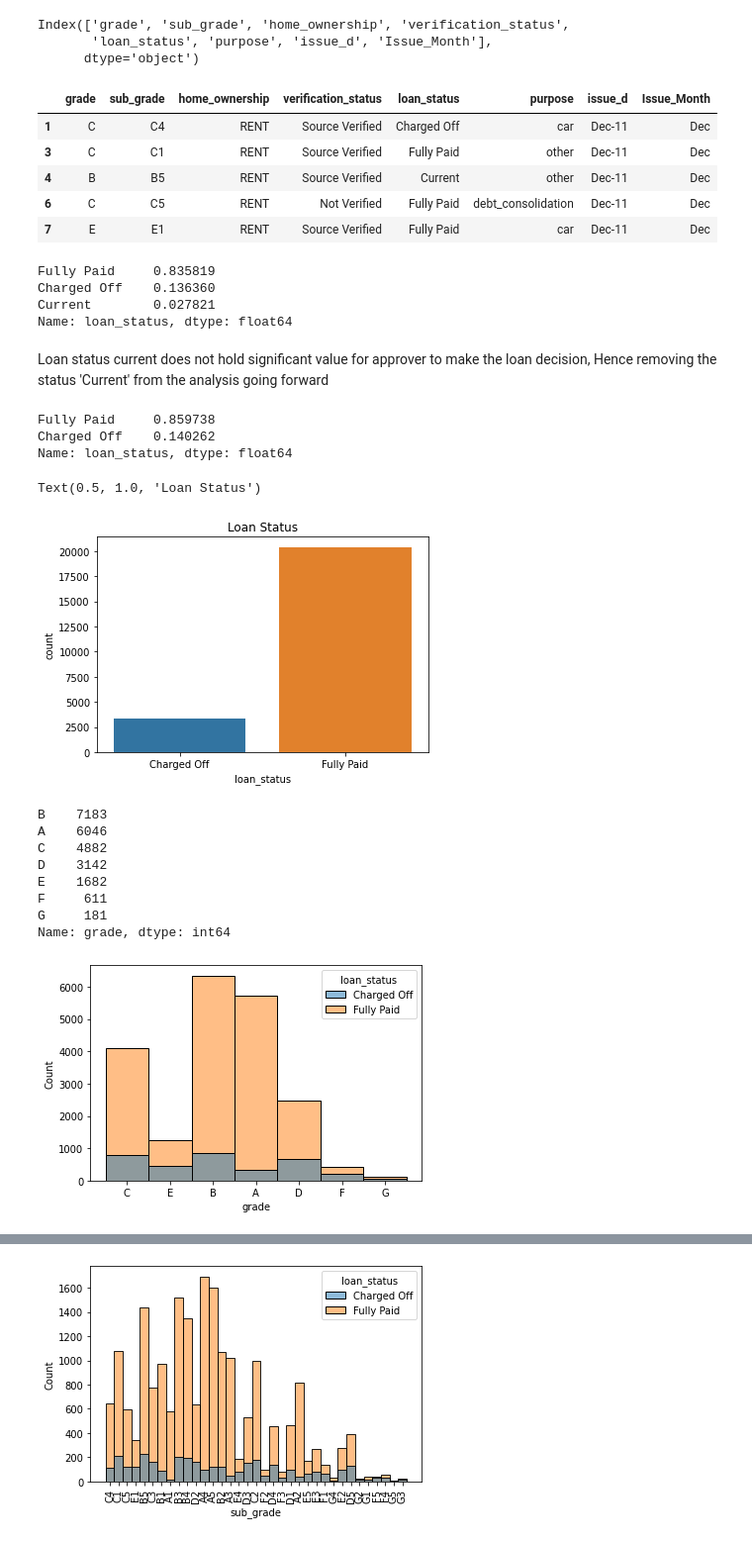
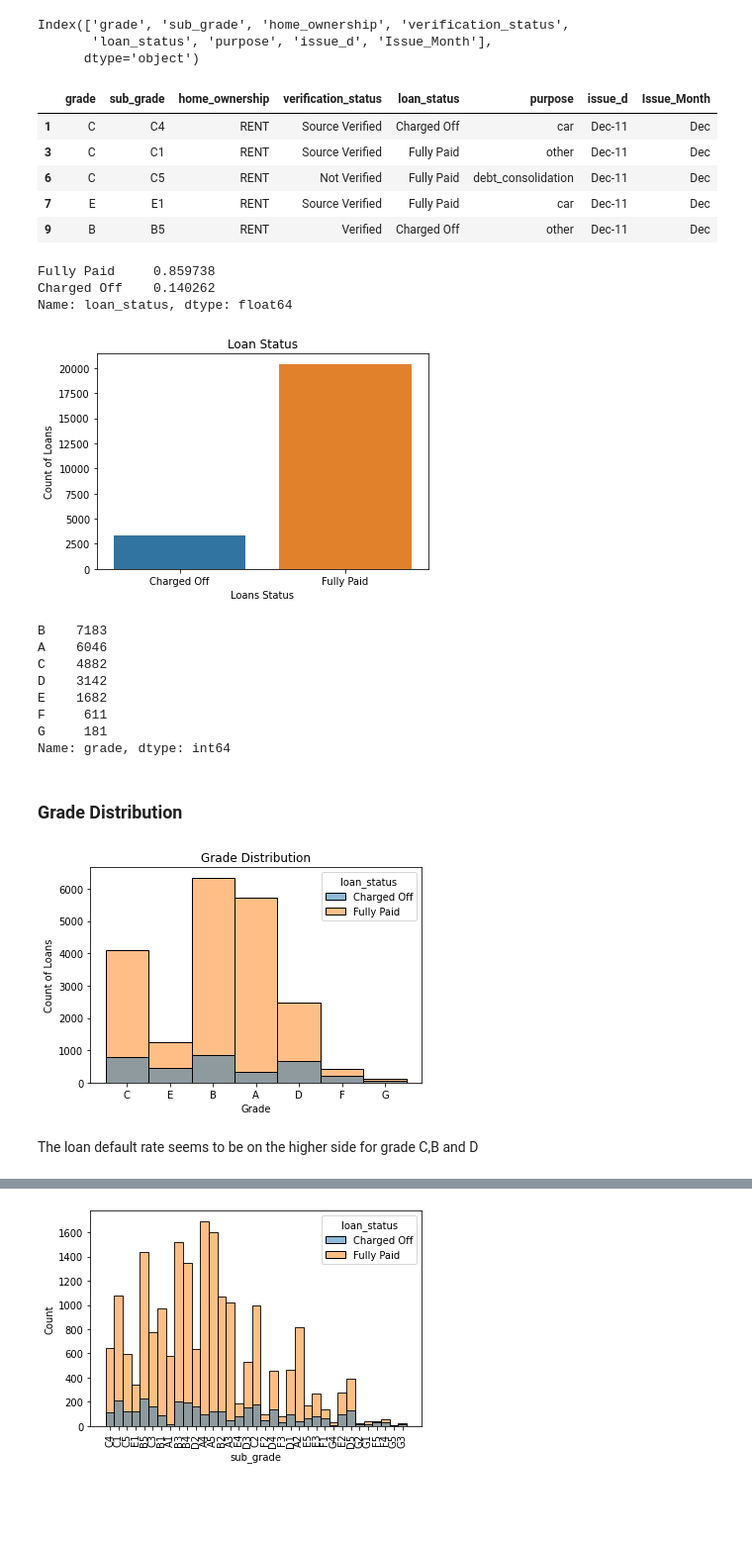
Before and after one commit to hargurjeet/Lending-Club-CaseStudy, a Jupyter notebook: Lending_Club_Case_Study.ipynb, the cells around one changed output, grey strips where cells are left out. Shown at 99% size. Saved outputs shown, nothing was run; the diff lists cells and outputs as text; code cells hidden in the pictures; blank space fills up the shorter version.

Commit message:
Formatting completed till univariate analysis

```diff
--- a/Lending_Club_Case_Study.ipynb
+++ b/Lending_Club_Case_Study.ipynb
@@ -302,6 +289,9 @@ relevant_cols=['loan_amnt', 'funded_amnt', 'funded_amnt_inv','term', 'int_rate',
 
 df4 = df3[relevant_cols]
 
+## Removing the records having loan status as 'Current'
+df4 = df4[~(df4.loan_status=='Current')]
+
 df4.head()
 # %% [output]
 |  | loan_amnt | funded_amnt | funded_amnt_inv | term | int_rate | installment | grade | emp_length | ... |
@@ -423,31 +374,23 @@ df4.select_dtypes(include='object').head()
 |  | grade | sub_grade | home_ownership | verification_status | loan_status | purpose | issue_d | Issue_Month |
 | 1 | C | C4 | RENT | Source Verified | Charged Off | car | Dec-11 | Dec |
 | 3 | C | C1 | RENT | Source Verified | Fully Paid | other | Dec-11 | Dec |
-| 4 | B | B5 | RENT | Source Verified | Current | other | Dec-11 | Dec |
 | 6 | C | C5 | RENT | Not Verified | Fully Paid | debt_consolidation | Dec-11 | Dec |
 | 7 | E | E1 | RENT | Source Verified | Fully Paid | car | Dec-11 | Dec |
+| 9 | B | B5 | RENT | Verified | Charged Off | other | Dec-11 | Dec |
 # %%
 df4.loan_status.value_counts(normalize=True)
 # %% [output]
-Fully Paid     0.835819
-Charged Off    0.136360
-Current        0.027821
+Fully Paid     0.859738
+Charged Off    0.140262
 Name: loan_status, dtype: float64
-# %% [markdown]
-Loan status current does not hold significant value for approver to make the loan decision, Hence removing the status 'Current' from the analysis going forward
-# %%
-df4 = df4[~(df.loan_status=='Current')]
-df4.loan_status.value_counts(normalize=True)
-# %% [output]
-Fully Paid     0.859738
-Charged Off    0.140262
-Name: loan_status, dtype: float64
 # %%
 sns.countplot(x=df4.loan_status)
 plt.title('Loan Status')
+plt.ylabel('Count of Loans')
+plt.xlabel('Loans Status')
+plt.show()
 # %% [output]
-Text(0.5, 1.0, 'Loan Status')
-[figure, old version]
+[figure, new version]
 # %%
 df4.grade.value_counts()
 # %% [output]
@@ -459,8 +402,15 @@ E    1682
 F     611
 G     181
 Name: grade, dtype: int64
+# %% [markdown]
+### Grade Distribution
 # %%
 sns.histplot(x=df4.grade, hue=df4.loan_status)
+plt.title('Grade Distribution')
+plt.ylabel('Count of Loans')
+plt.xlabel('Grade')
 plt.show()
 # %% [output]
-[figure, old version]
+[figure, new version]
+# %% [markdown]
+The loan default rate seems to be on the higher side for grade C,B and D
```
Also changed, not shown: parts of 28 cells of this notebook.
